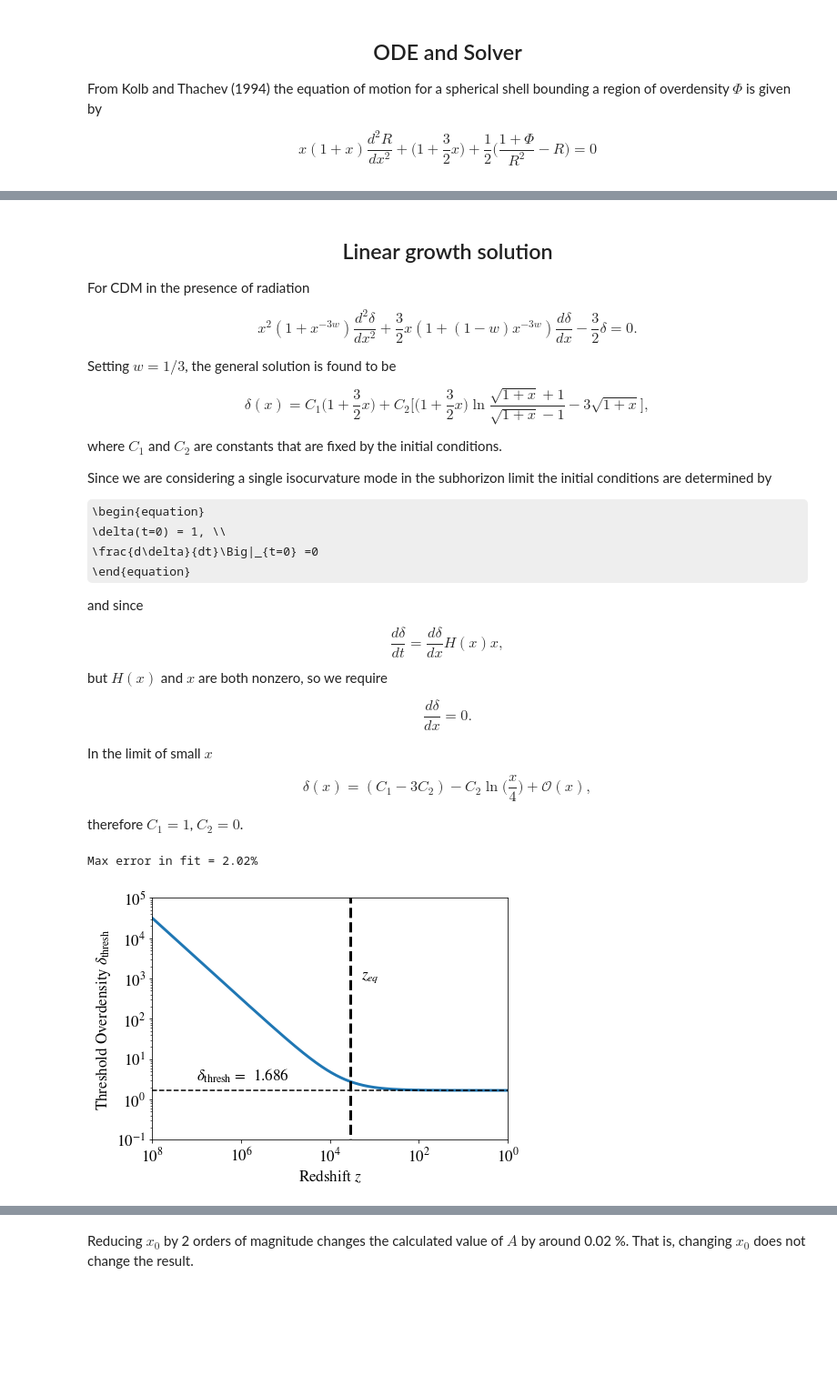
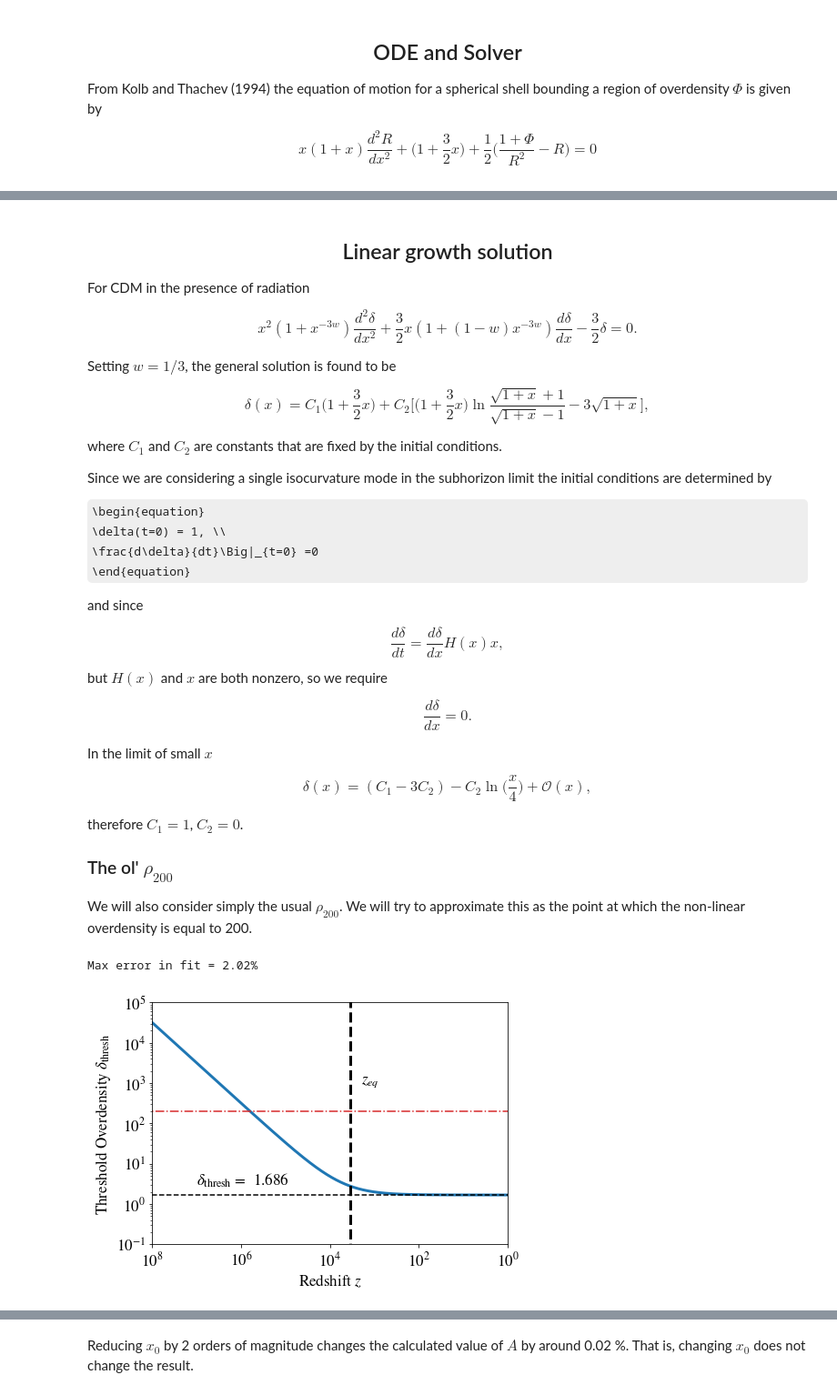
Before and after one commit to David-Ellis/m3p_merger, a Jupyter notebook: DensityThreshold.ipynb, the cells around one changed output, grey strips where cells are left out. Shown at 91% size. Drawn from its saved outputs; the diff is of its cells as text; code cells hidden in the pictures; some formulas as TeX source; blank space fills up the shorter version.

```diff
--- a/DensityThreshold.ipynb
+++ b/DensityThreshold.ipynb
@@ -58,12 +58,24 @@ def KTsolve(x, phis, y0 = [1,0]):
         RTA[i] = psoln[:,0][mindex]
     return [R, xTA, RTA]
 # %%
-phis = np.logspace(-8, 3, int(1e2))
-x = np.logspace(-10, 10, int(5e6))
-R, xTa, RTA = KTsolve(x, phis)
+recalc_xCol = False
 
-xCol = np.zeros(len(R))
-for i in range(len(R)):
-    xCol[i] = max(x[R[i]>0])
+if not os.path.isfile("threshold_data/xCol.npy") or recalc_xCol:
+    print("Recalculating xCol...")
 
-# Need to rewrite this section to save the data and if it already exists then load.
+    # if the data directory doesn't exist then make one
+    if not os.path.isdir("threshold_data"):
+        os.mkdir("threshold_data")
+
+    phis = np.logspace(-8, 3, int(1e2))
+    x = np.logspace(-10, 10, int(5e6))
+    R, xTa, RTA = KTsolve(x, phis)
+
+    xCol = np.zeros(len(R))
+    for i in range(len(R)):
+        xCol[i] = max(x[R[i]>0])
+
+    np.save("./threshold_data/xCol.npy", [phis, xCol])
+else:
+    print("Loading xCol from file...")
+    phis, xCol = np.load("./threshold_data/xCol.npy", allow_pickle = True)
@@ -121,6 +135,10 @@ In the limit of small $x$
 \end{equation}
 
 therefore $C_1 = 1$, $C_2 = 0$.
+
+### The ol' $\rho_{200}$
+
+We will also consider simply the usual $\rho_{200}$. We will try to approximate this as the point at which the non-linear overdensity is equal to 200.
 # %%
 def GrowthFactor(x, C1, C2):
 
@@ -147,32 +165,35 @@ philin = phis*DCol
 
 fig = plt.figure(figsize=(7,5))
 ax3 = fig.add_subplot(111)
 
 
 def PhiLinFit(phi, A):
     return (1+A*phi**(-1))
 
 A = curve_fit(PhiLinFit, phis, philin/phis)[0][0]
 D = GrowthFactor(x, C1, C2)
 maxError = max(abs(philin - PhiLinFit(phis, A)*phis)/(philin))
 
 Thresh = A*D/(D-1)
 ax3.loglog(1/(x*a_eq)-1, Thresh,lw=3)
 
 # Asymtotic matter dom behaviour
+ax3.loglog([min(1/(x*a_eq)-1),max(1/(x*a_eq)-1)],[200, 200],'-.', color = "tab:red")
+
+# Asymtotic matter dom behaviour
 ax3.loglog([min(1/(x*a_eq)-1),max(1/(x*a_eq)-1)],[A, A],'k--')
 ax3.loglog([1/a_eq-1,1/a_eq-1],[1e-4,1e11],'k--', lw = 3)
 ax3.set_xlim([1e8, 1])
 ax3.set_ylim([1e-1, 1e5])
 ax3_text1 = "$\delta_{\mathrm{thresh}}$ = "; ax3_test2 = " {:.4}".format(A)
 ax3.annotate(ax3_text1 + ax3_test2, (1e7, 3e0))
 ax3.annotate("$z_{eq}$", (2e3, 1e3),color = 'k')
 
 ax3.set_ylabel("Threshold Overdensity $\delta_{\mathrm{thresh}}$")
 ax3.set_xlabel("Redshift $z$")
 plt.tight_layout()
 print("Max error in fit = {:.3}%".format(maxError*100))
 # %% [output]
 Max error in fit = 2.02%
-[figure, old version]
+[figure, new version]
 # %%
```
Also changed, not shown: parts of 3 cells of this notebook.
